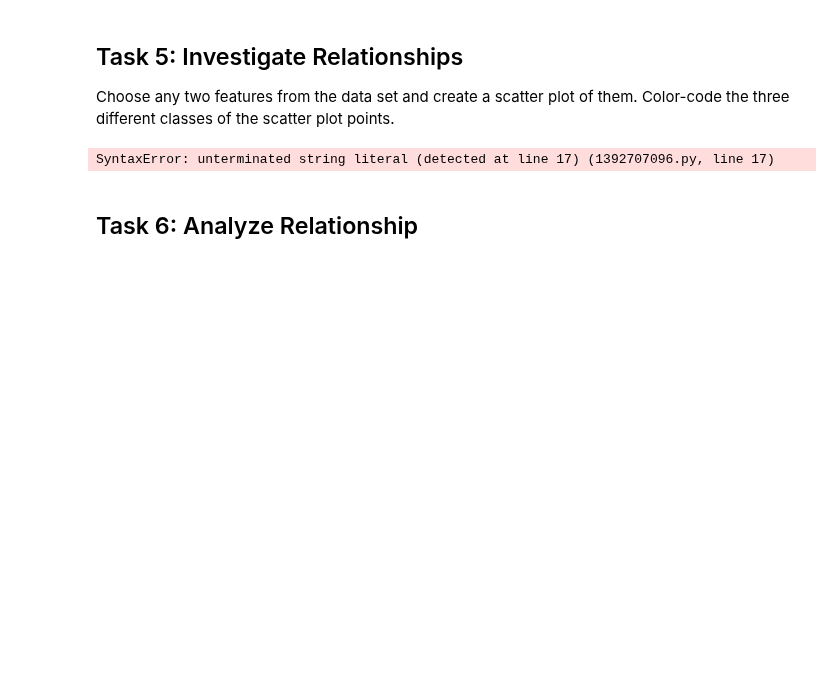
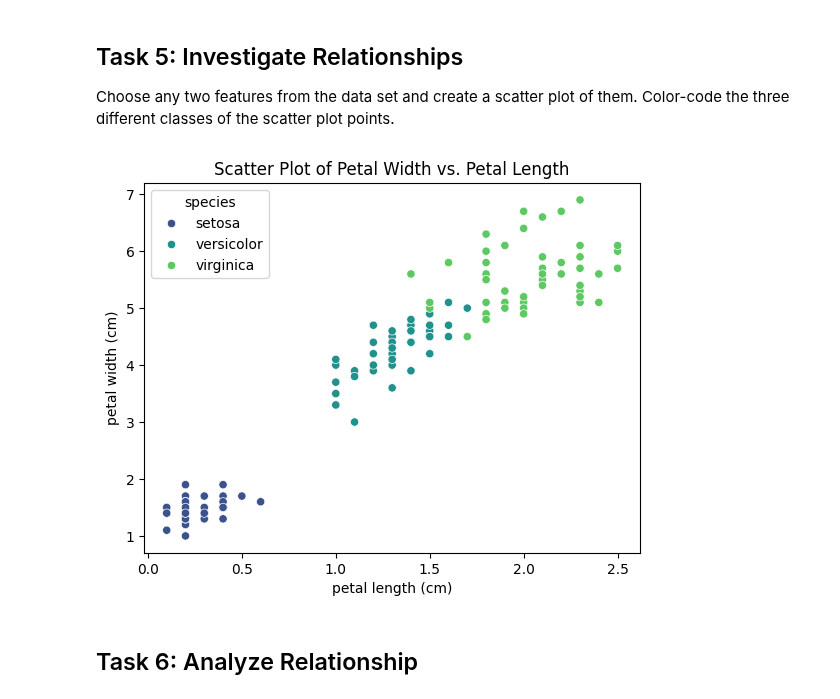
Before and after one commit to EmmaChubbCode/principles_of_da, a Jupyter notebook: tasks.ipynb, the cells around one changed output. Saved outputs shown, nothing was run; the diff lists cells and outputs as text; code cells hidden in the pictures; blank space fills up the shorter version.

```diff
--- a/tasks.ipynb
+++ b/tasks.ipynb
@@ -225,26 +225,25 @@ Color-code the three different classes of the scatter plot points.
 # %%
 #  create figure and axis to plot onto
 # following stucture of code in lecture and  here: https://matplotlib.org/stable/api/_as_gen/matplotlib.pyplot.scatter.html
 fig, ax = plt.subplots()
 
 # ok after struggling for ages with matplot on using the different colours, i've swapped to seaborn since that's what everyone online seems to be suggesting
 # basic code followed here: https://seaborn.pydata.org/generated/seaborn.scatterplot.html and https://www.geeksforgeeks.org/plotting-graph-for-iris-dataset-using-seaborn-and-matplotlib/
 # Hue is a grouping variable that will produce points with different colors. Can be either categorical or numeric
 # palette is like colour map in matplot so i checked here to make a choice: http://matplotlib.org/stable/users/explain/colors/colormaps.html
 sns.scatterplot(data=iris_df, x='petal width (cm)', y='petal length (cm)', hue='species', palette= 'viridis')
 
 # create some labels for the axes
 ax.set_xlabel('petal length (cm)')
 ax.set_ylabel('petal width (cm)')
 
 #add title to chart
-plt.title('Scatter'
-Plot of Petal Width vs. Petal Length')
+plt.title('Scatter Plot of Petal Width vs. Petal Length')
 
 #show the plt
 plt.show()
 # %% [output]
-SyntaxError: unterminated string literal (detected at line 17) (1392707096.py, line 17)
+[figure, added]
 # %% [markdown]
 ## Task 6: Analyze Relationship
 # %% [markdown]
```
Also changed, not shown: parts of 3 cells of this notebook.
